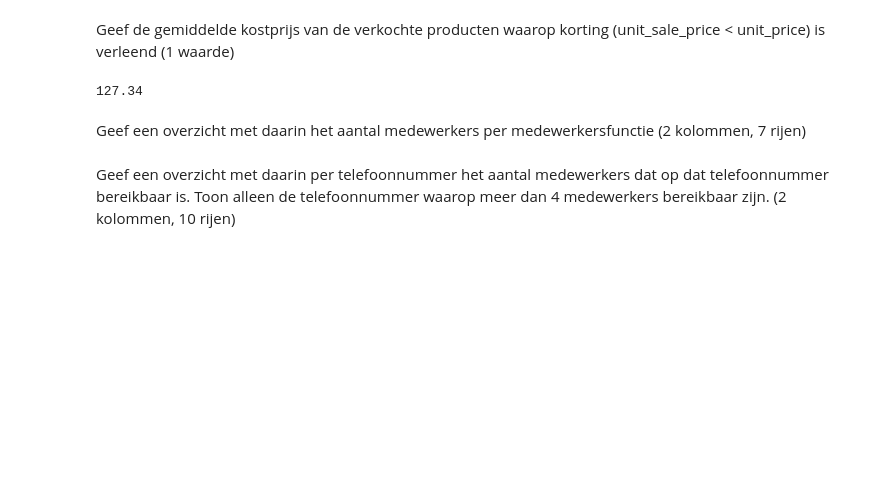
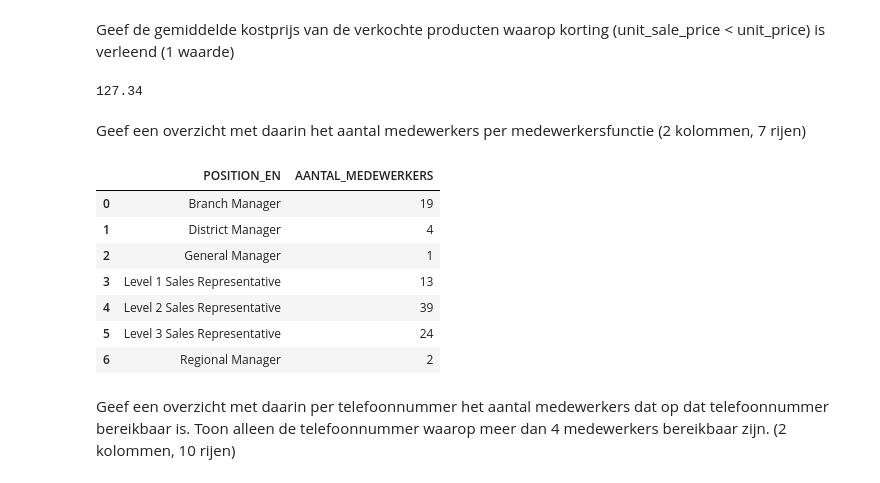
Before and after one commit to RobbertSchwarze/SEM4Robbert, a Jupyter notebook: DEAI - Pythonweek WC Dataselectie met pandas/Opdrachten.ipynb, the cells around one changed output. Drawn from its saved outputs; the diff is of its cells as text; code cells hidden in the pictures; blank space fills up the shorter version.

```diff
--- a/DEAI - Pythonweek WC Dataselectie met pandas/Opdrachten.ipynb
+++ b/DEAI - Pythonweek WC Dataselectie met pandas/Opdrachten.ipynb
@@ -394,5 +394,27 @@ float_gemiddelde_kostprijs
 127.34
 # %% [markdown]
 Geef een overzicht met daarin het aantal medewerkers per medewerkersfunctie (2 kolommen, 7 rijen)
+# %%
+# Lees de query in
+# Welk tabel? sales_staff
+# Welke kolommen? POSITION_EN
+# Aantal medewerkers per medewerkersfunctie, denk met group by ?
+# Tel het op per group.
+# Print het uit.
+
+medewerker = pd.read_sql_query(select_all_sales_staff, conn)
+
+overzicht = medewerker.groupby('POSITION_EN').size().reset_index(name='AANTAL_MEDEWERKERS')
+
+overzicht
+# %% [output]
+|  | POSITION_EN | AANTAL_MEDEWERKERS |
+| 0 | Branch Manager | 19 |
+| 1 | District Manager | 4 |
+| 2 | General Manager | 1 |
+| 3 | Level 1 Sales Representative | 13 |
+| 4 | Level 2 Sales Representative | 39 |
+| 5 | Level 3 Sales Representative | 24 |
+| 6 | Regional Manager | 2 |
 # %% [markdown]
 Geef een overzicht met daarin per telefoonnummer het aantal medewerkers dat op dat telefoonnummer bereikbaar is. Toon alleen de telefoonnummer waarop meer dan 4 medewerkers bereikbaar zijn. (2 kolommen, 10 rijen)
```
Also changed, not shown: parts of 2 cells of this notebook.
